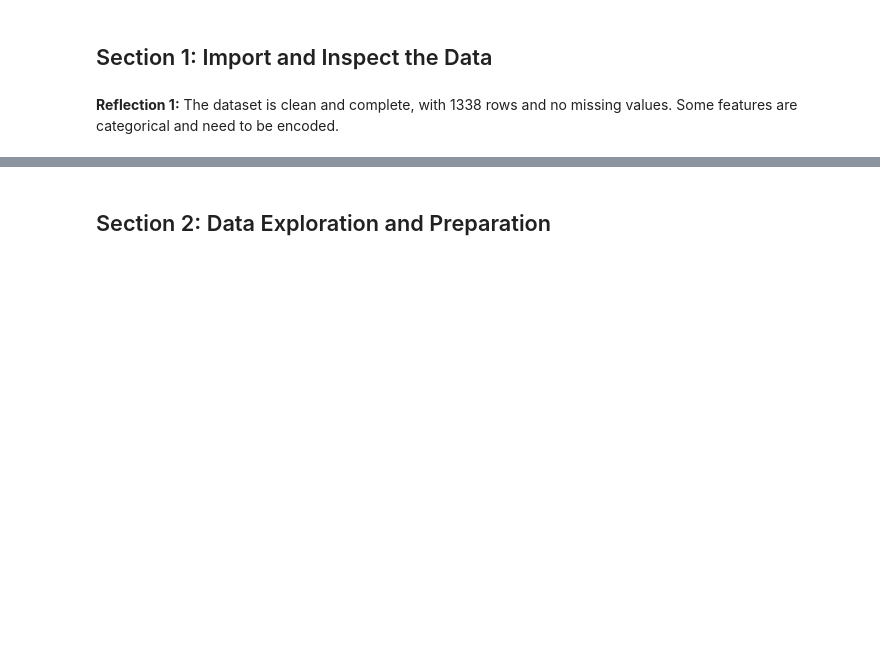
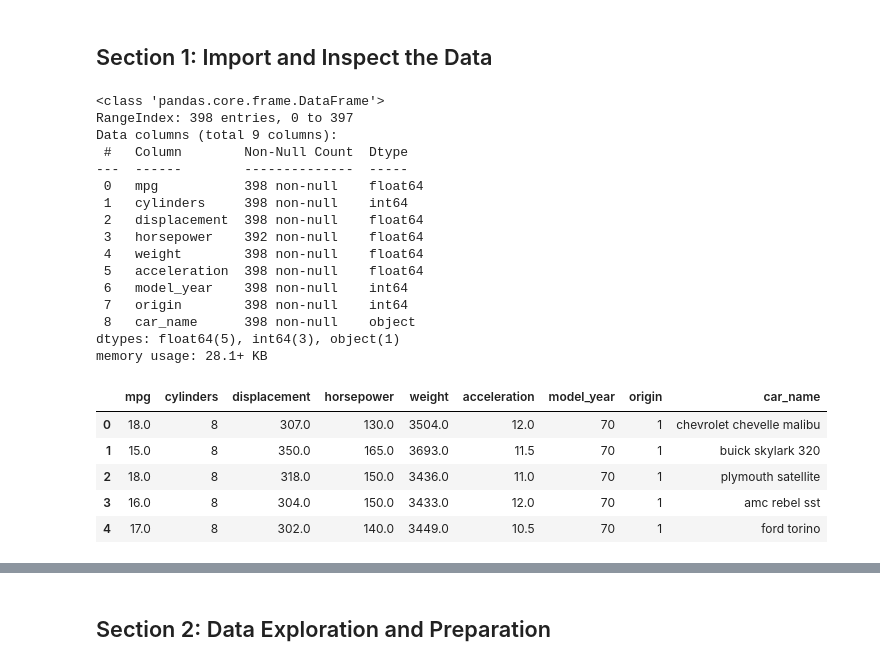
Before and after one commit to HuzaifaUCMO/ml_regression_huzaifanadeem, a Jupyter notebook: regression_huzaifanadeem.ipynb, the cells around one changed output, grey strips where cells are left out. Cells and saved outputs as stored; diff of their text form; code cells hidden in the pictures; blank space fills up the shorter version.

```diff
--- a/regression_huzaifanadeem.ipynb
+++ b/regression_huzaifanadeem.ipynb
@@ -26,2 +21,31 @@ df.head()
-# %% [markdown]
-**Reflection 1:** The dataset is clean and complete, with 1338 rows and no missing values. Some features are categorical and need to be encoded.
+# %%
+column_names = [
+    'mpg', 'cylinders', 'displacement', 'horsepower', 'weight',
+    'acceleration', 'model_year', 'origin', 'car_name'
+]
+df = pd.read_csv('data/auto-mpg.data', delim_whitespace=True, names=column_names, na_values='?')
+df.info()
+df.head()
+# %% [output]
+<class 'pandas.core.frame.DataFrame'>
+RangeIndex: 398 entries, 0 to 397
+Data columns (total 9 columns):
+ #   Column        Non-Null Count  Dtype
+---  ------        --------------  -----
+ 0   mpg           398 non-null    float64
+ 1   cylinders     398 non-null    int64
+ 2   displacement  398 non-null    float64
+ 3   horsepower    392 non-null    float64
+ 4   weight        398 non-null    float64
+ 5   acceleration  398 non-null    float64
+ 6   model_year    398 non-null    int64
+ 7   origin        398 non-null    int64
+ 8   car_name      398 non-null    object
+dtypes: float64(5), int64(3), object(1)
+memory usage: 28.1+ KB
+|  | mpg | cylinders | displacement | horsepower | weight | acceleration | model_year | origin | car_name |
+| 0 | 18.0 | 8 | 307.0 | 130.0 | 3504.0 | 12.0 | 70 | 1 | chevrolet chevelle malibu |
+| 1 | 15.0 | 8 | 350.0 | 165.0 | 3693.0 | 11.5 | 70 | 1 | buick skylark 320 |
+| 2 | 18.0 | 8 | 318.0 | 150.0 | 3436.0 | 11.0 | 70 | 1 | plymouth satellite |
+| 3 | 16.0 | 8 | 304.0 | 150.0 | 3433.0 | 12.0 | 70 | 1 | amc rebel sst |
+| 4 | 17.0 | 8 | 302.0 | 140.0 | 3449.0 | 10.5 | 70 | 1 | ford torino |
```
Also changed, not shown: parts of 25 cells of this notebook.
